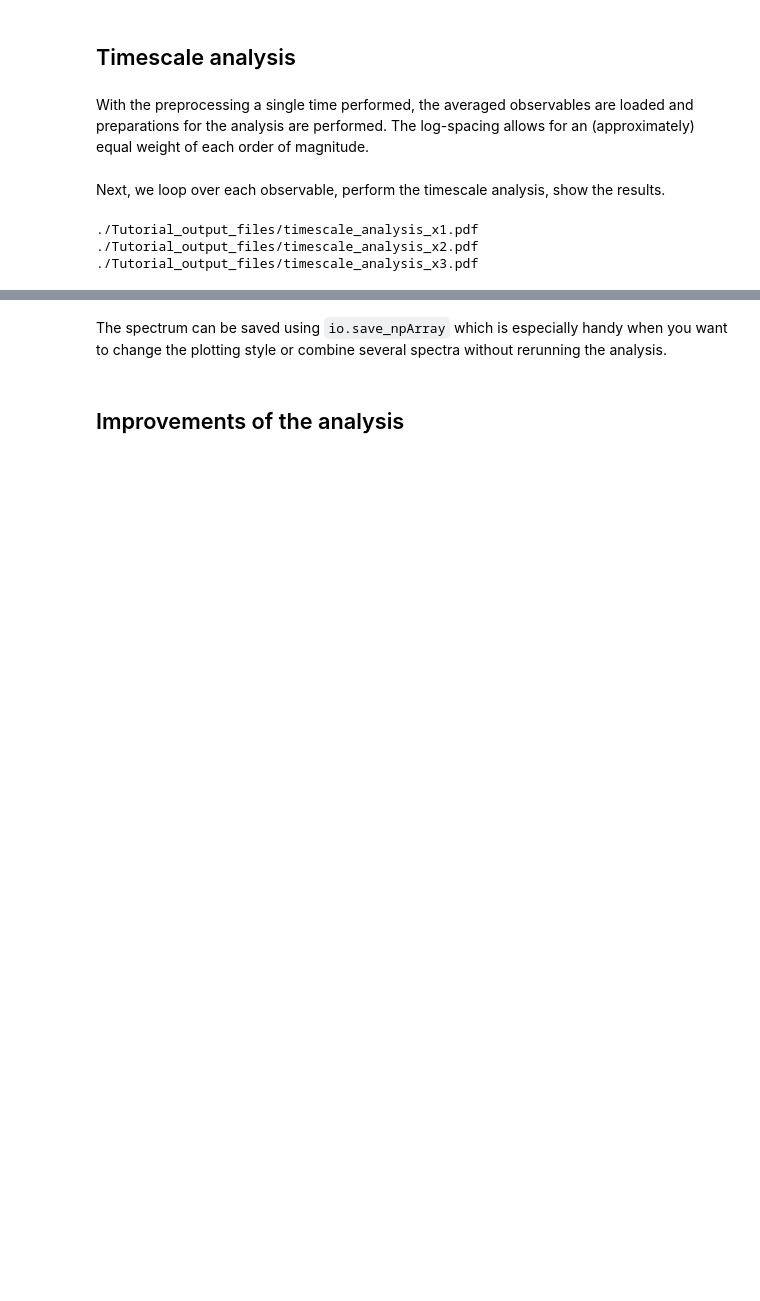
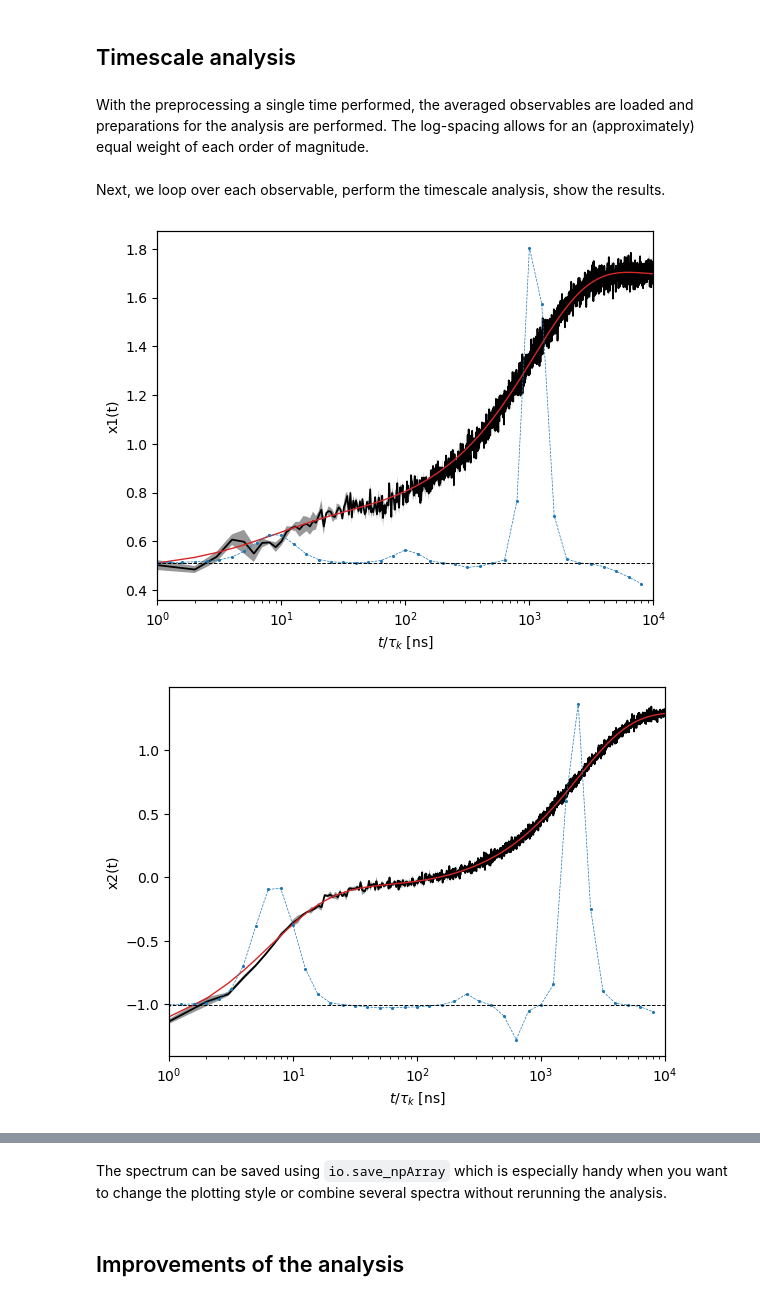
Before and after one commit to dorbath/TimeScaleAnalysis, a Jupyter notebook: tutorial/Tutorial_github.ipynb, the cells around one changed output, grey strips where cells are left out. Saved outputs shown, nothing was run; the diff lists cells and outputs as text; code cells hidden in the pictures; blank space fills up the shorter version.

Commit message:
Show figures in Tutorial instead of saving them

```diff
--- a/tutorial/Tutorial_github.ipynb
+++ b/tutorial/Tutorial_github.ipynb
@@ -49,30 +49,31 @@ tsa.log_space_data(5000)
 Next, we loop over each observable, perform the timescale analysis, show the results.
 # %%
 import timescaleanalysis.plotting as plotting
+import matplotlib.pyplot as plt
 
 for idxObs in range(tsa.data_mean.shape[1]):
     tsa.options['temp_mean'] = tsa.data_mean[:, idxObs]
     tsa.options['temp_sem'] = tsa.data_sem[:, idxObs]
     temp_label = tsa.labels[idxObs]
 
     regPara = 200  # controls over/under fitting
     tsa.perform_tsa(
         regPara=regPara,
         startTime=1e0,
     )
     ax1, _ = plotting.plot_TSA(
         tsa.data_mean[:, idxObs],
         tsa.data_sem[:, idxObs],
         tsa.spectrum,
         tsa.times
     )
     ax1.set_xlim(1e0, 1e4)
     ax1.set_xlabel(r'$t/\tau_k$ [ns]')
     ax1.set_ylabel(f'{plotting.pretty_label(temp_label, prefix='')}(t)')
-    plotting.save_fig(
-        f'./Tutorial_output_files/timescale_analysis_{temp_label}.pdf'
-    )
+    plt.show()
+    #plotting.save_fig(
+    #    f'./Tutorial_output_files/timescale_analysis_{temp_label}.pdf'
+    #)
 # %% [output]
-./Tutorial_output_files/timescale_analysis_x1.pdf
-./Tutorial_output_files/timescale_analysis_x2.pdf
-./Tutorial_output_files/timescale_analysis_x3.pdf
+[figure, added]
+[figure, added]
```
Also changed, not shown: parts of 6 cells of this notebook.
